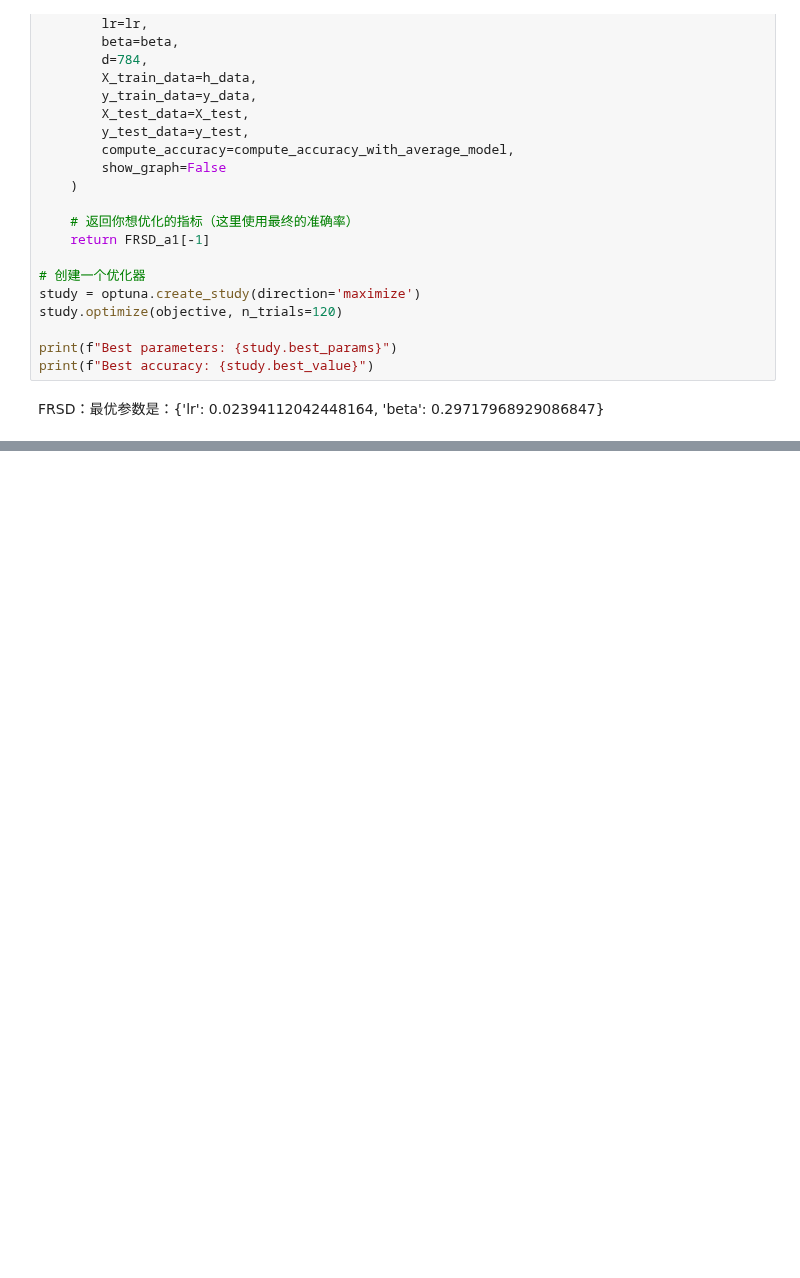
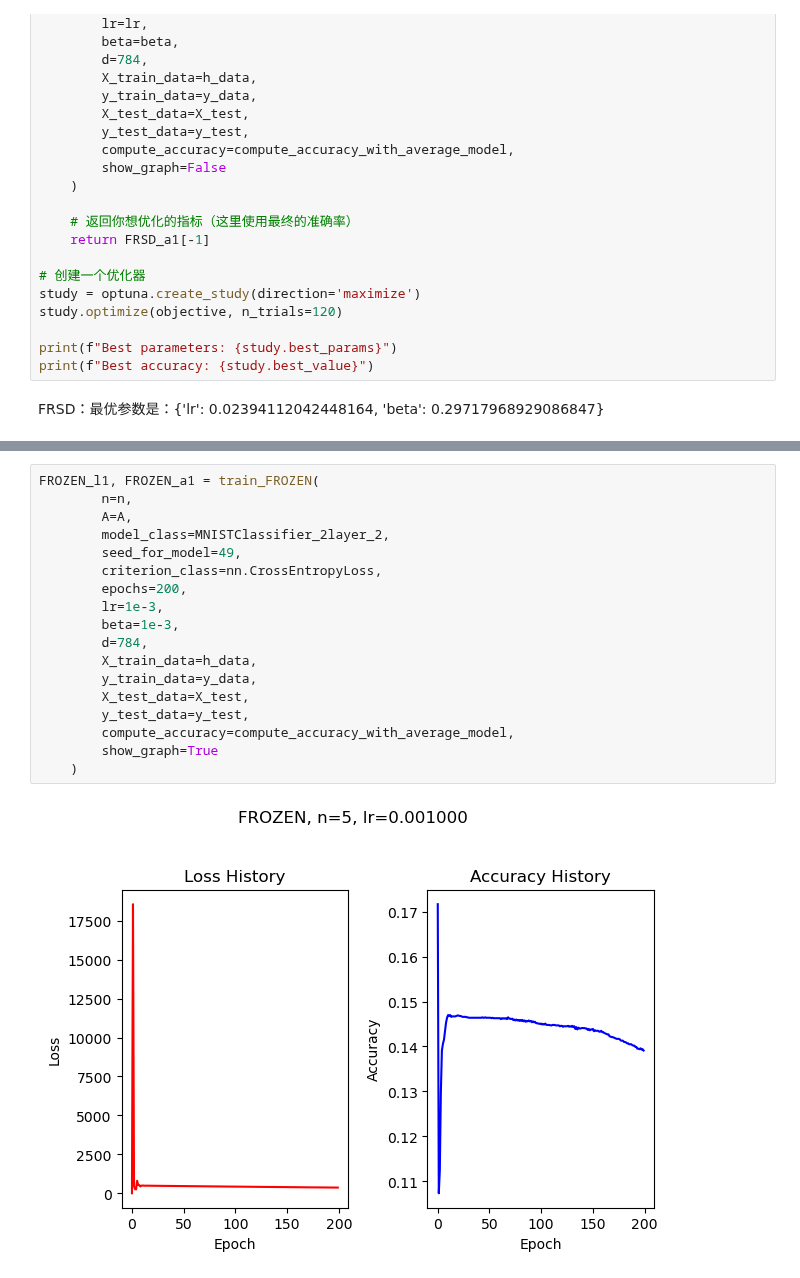
Before and after one commit to Luoxiaogan/PullSum_MNIST, a Jupyter notebook: code/神经网络实验/MNIST十分类_完整版.ipynb, the cells around one changed output, grey strips where cells are left out. Drawn from its saved outputs; the diff is of its cells as text; blank space fills up the shorter version.

```diff
--- a/code/神经网络实验/MNIST十分类_完整版.ipynb
+++ b/code/神经网络实验/MNIST十分类_完整版.ipynb
@@ -323,0 +324,20 @@ FRSD_l1, FRSD_a1 = train_FRSD(
+# %%
+FROZEN_l1, FROZEN_a1 = train_FROZEN(
+        n=n,
+        A=A,
+        model_class=MNISTClassifier_2layer_2,
+        seed_for_model=49,
+        criterion_class=nn.CrossEntropyLoss,
+        epochs=200,
+        lr=1e-3,
+        beta=1e-3,
+        d=784,
+        X_train_data=h_data,
+        y_train_data=y_data,
+        X_test_data=X_test,
+        y_test_data=y_test,
+        compute_accuracy=compute_accuracy_with_average_model,
+        show_graph=True
+    )
+# %% [output]
+[figure, added]
```
Also changed, not shown: parts of 6 cells of this notebook, 2 other files.
